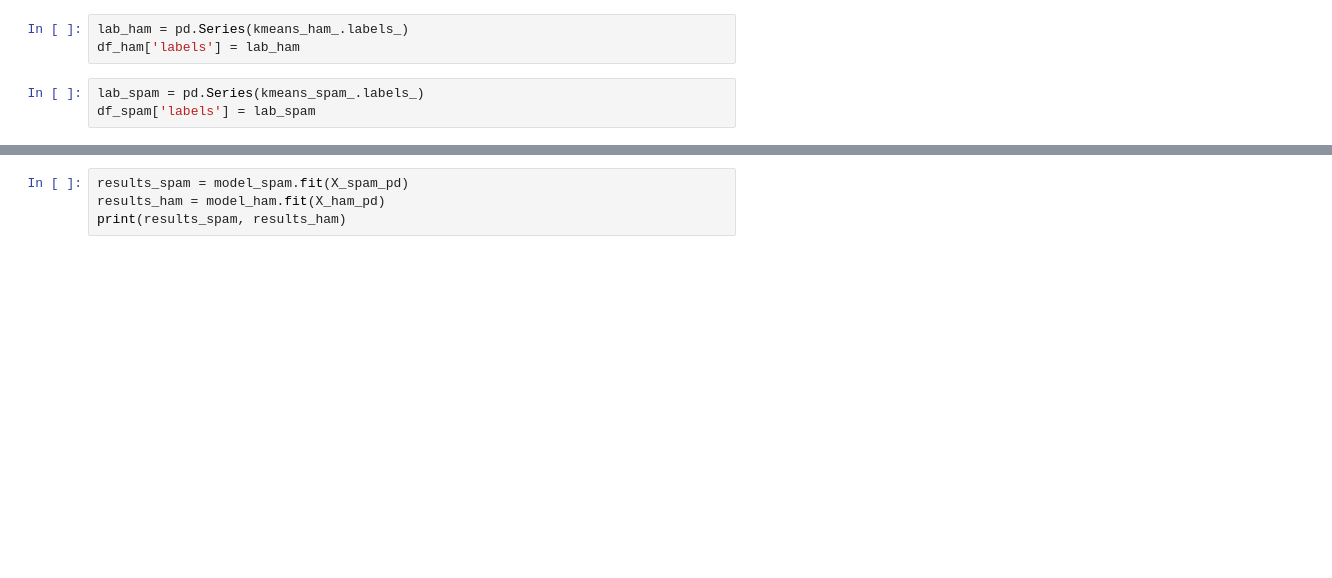
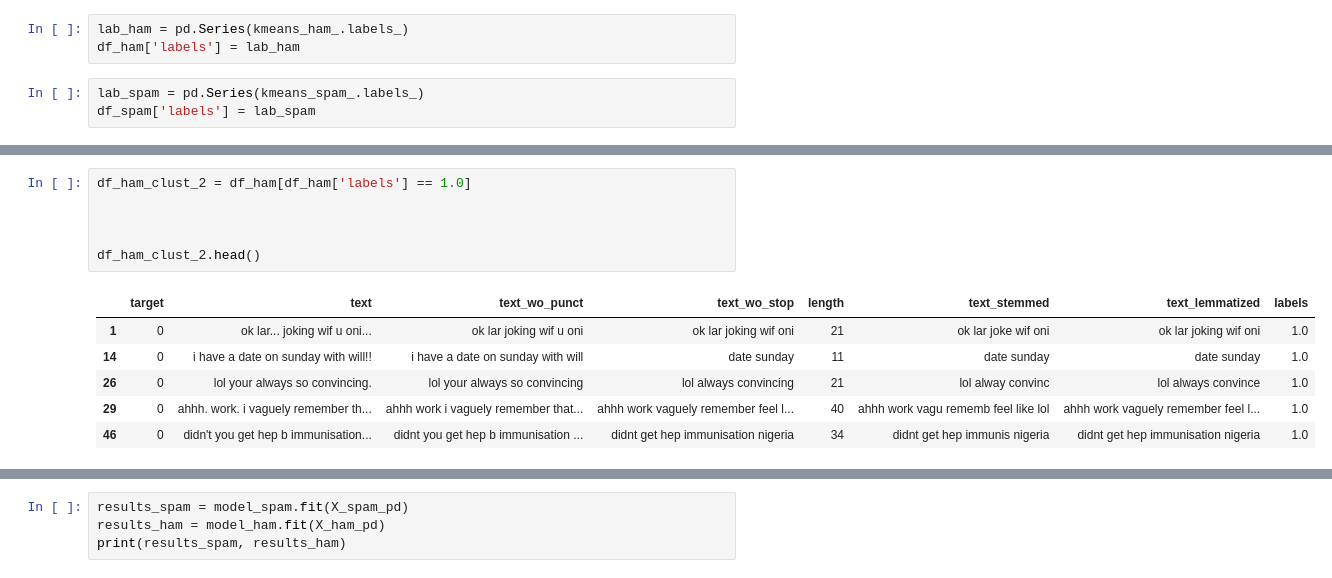
Before and after one commit to AlexAlexeyuk/AlexAlexeyuk, a Jupyter notebook: SMS_SPAM_HW6_Alexeyuk.ipynb, the cells around one changed output, grey strips where cells are left out. Drawn from its saved outputs; the diff is of its cells as text; blank space fills up the shorter version.

```diff
--- a/SMS_SPAM_HW6_Alexeyuk.ipynb
+++ b/SMS_SPAM_HW6_Alexeyuk.ipynb
@@ -523,0 +519,13 @@ df_spam.head()
+# %%
+df_ham_clust_2 = df_ham[df_ham['labels'] == 1.0]
+
+
+
+df_ham_clust_2.head()
+# %% [output]
+|  | target | text | text_wo_punct | text_wo_stop | length | text_stemmed | text_lemmatized | labels |
+| 1 | 0 | ok lar... joking wif u oni... | ok lar joking wif u oni | ok lar joking wif oni | 21 | ok lar joke wif oni | ok lar joking wif oni | 1.0 |
+| 14 | 0 | i have a date on sunday with will!! | i have a date on sunday with will | date sunday | 11 | date sunday | date sunday | 1.0 |
+| 26 | 0 | lol your always so convincing. | lol your always so convincing | lol always convincing | 21 | lol alway convinc | lol always convince | 1.0 |
+| 29 | 0 | ahhh. work. i vaguely remember th... | ahhh work i vaguely remember that... | ahhh work vaguely remember feel l... | 40 | ahhh work vagu rememb feel like lol | ahhh work vaguely remember feel l... | 1.0 |
+| 46 | 0 | didn't you get hep b immunisation... | didnt you get hep b immunisation ... | didnt get hep immunisation nigeria | 34 | didnt get hep immunis nigeria | didnt get hep immunisation nigeria | 1.0 |
```
Also changed, not shown: parts of 20 cells of this notebook.
